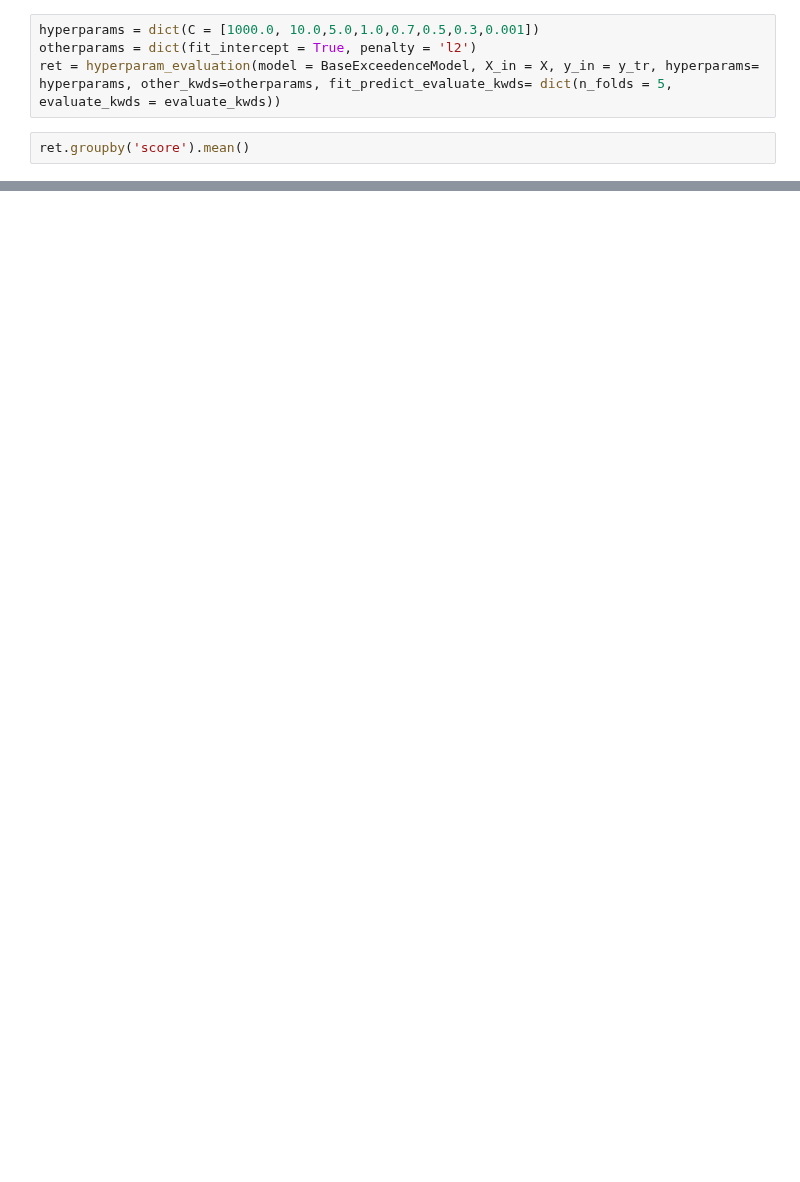
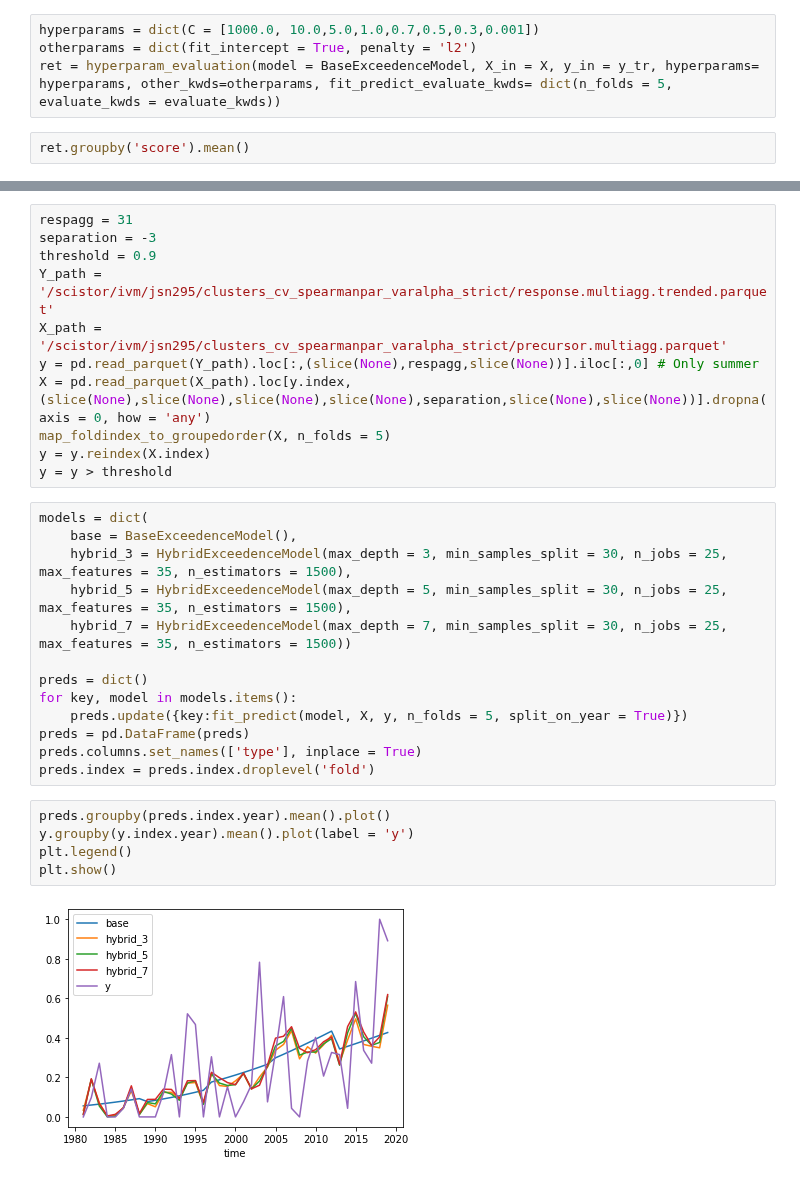
Before and after one commit to chiemvs/Weave, a Jupyter notebook: notebooks/Classifier_skills.ipynb, the cells around one changed output, grey strips where cells are left out. Cells and saved outputs as stored; diff of their text form; blank space fills up the shorter version.

```diff
--- a/notebooks/Classifier_skills.ipynb
+++ b/notebooks/Classifier_skills.ipynb
@@ -449,0 +456,31 @@ ret.groupby('score').mean()
+# %%
+respagg = 31
+separation = -3
+threshold = 0.9
+Y_path = '/scistor/ivm/jsn295/clusters_cv_spearmanpar_varalpha_strict/response.multiagg.trended.parquet'
+X_path = '/scistor/ivm/jsn295/clusters_cv_spearmanpar_varalpha_strict/precursor.multiagg.parquet'
+y = pd.read_parquet(Y_path).loc[:,(slice(None),respagg,slice(None))].iloc[:,0] # Only summer
+X = pd.read_parquet(X_path).loc[y.index, (slice(None),slice(None),slice(None),slice(None),separation,slice(None),slice(None))].dropna(axis = 0, how = 'any')
+map_foldindex_to_groupedorder(X, n_folds = 5)
+y = y.reindex(X.index)
+y = y > threshold
+# %%
+models = dict(
+    base = BaseExceedenceModel(),
+    hybrid_3 = HybridExceedenceModel(max_depth = 3, min_samples_split = 30, n_jobs = 25, max_features = 35, n_estimators = 1500),
+    hybrid_5 = HybridExceedenceModel(max_depth = 5, min_samples_split = 30, n_jobs = 25, max_features = 35, n_estimators = 1500),
+    hybrid_7 = HybridExceedenceModel(max_depth = 7, min_samples_split = 30, n_jobs = 25, max_features = 35, n_estimators = 1500))
+
+preds = dict()
+for key, model in models.items():
+    preds.update({key:fit_predict(model, X, y, n_folds = 5, split_on_year = True)})
+preds = pd.DataFrame(preds)
+preds.columns.set_names(['type'], inplace = True)
+preds.index = preds.index.droplevel('fold')
+# %%
+preds.groupby(preds.index.year).mean().plot()
+y.groupby(y.index.year).mean().plot(label = 'y')
+plt.legend()
+plt.show()
+# %% [output]
+[figure, added]
```
Also changed, not shown: parts of 8 cells of this notebook, 6 other files.
